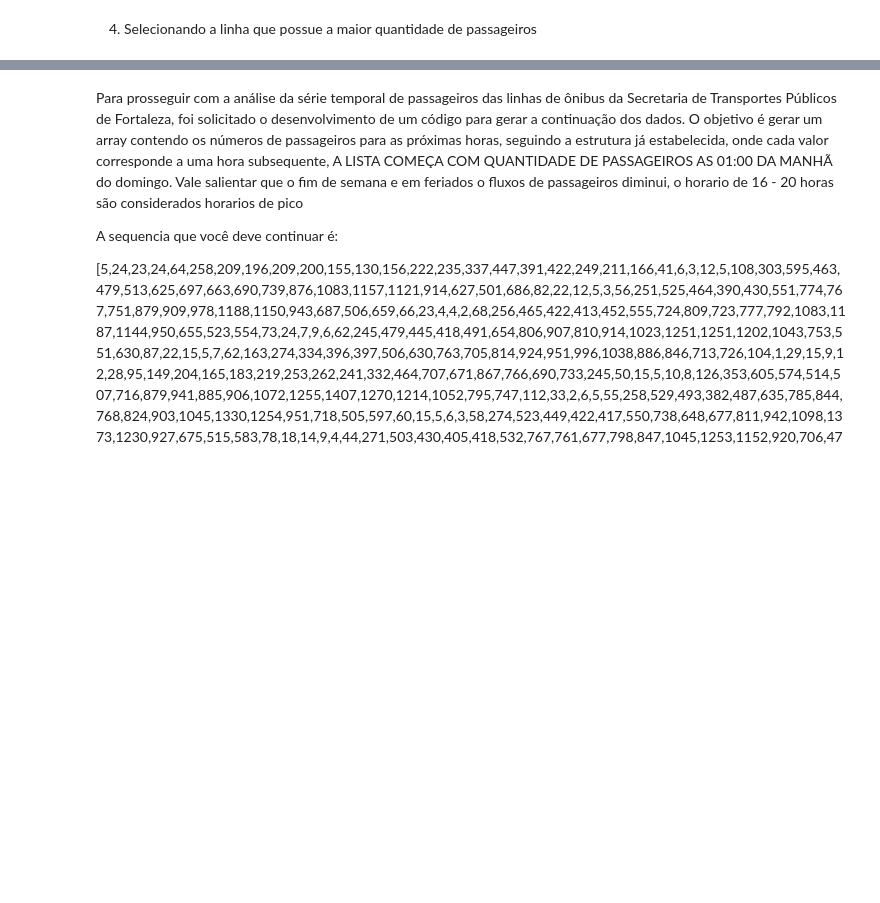
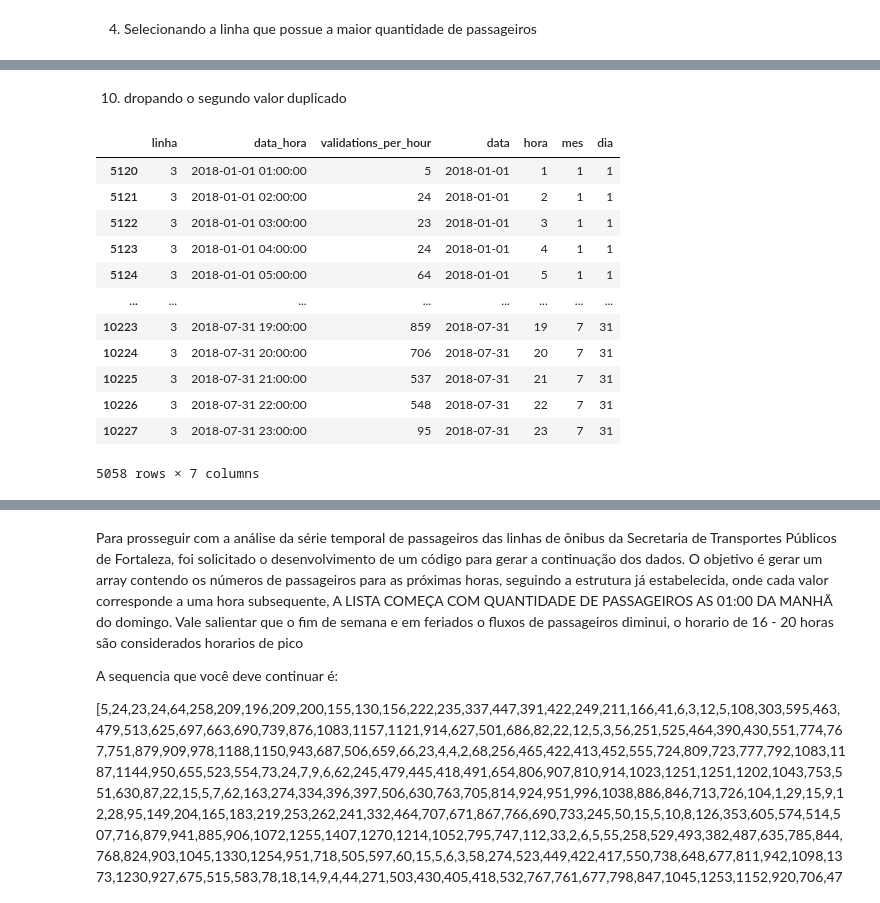
Before and after one commit to zairobastos/tcc, a Jupyter notebook: dados.ipynb, the cells around one changed output, grey strips where cells are left out. Saved outputs shown, nothing was run; the diff lists cells and outputs as text; code cells hidden in the pictures; blank space fills up the shorter version.

```diff
--- a/dados.ipynb
+++ b/dados.ipynb
@@ -44,0 +103,19 @@ passageiros_linha_3 = df_transport2[720:888]['validations_per_hour'].to_list()
+# %% [markdown]
+10. dropando o segundo valor duplicado
+# %%
+df_tranport3 = df_tranport3.drop_duplicates(keep='last')
+df_tranport3
+# %% [output]
+|  | linha | data_hora | validations_per_hour | data | hora | mes | dia |
+| 5120 | 3 | 2018-01-01 01:00:00 | 5 | 2018-01-01 | 1 | 1 | 1 |
+| 5121 | 3 | 2018-01-01 02:00:00 | 24 | 2018-01-01 | 2 | 1 | 1 |
+| 5122 | 3 | 2018-01-01 03:00:00 | 23 | 2018-01-01 | 3 | 1 | 1 |
+| 5123 | 3 | 2018-01-01 04:00:00 | 24 | 2018-01-01 | 4 | 1 | 1 |
+| 5124 | 3 | 2018-01-01 05:00:00 | 64 | 2018-01-01 | 5 | 1 | 1 |
+| ... | ... | ... | ... | ... | ... | ... | ... |
+| 10223 | 3 | 2018-07-31 19:00:00 | 859 | 2018-07-31 | 19 | 7 | 31 |
+| 10224 | 3 | 2018-07-31 20:00:00 | 706 | 2018-07-31 | 20 | 7 | 31 |
+| 10225 | 3 | 2018-07-31 21:00:00 | 537 | 2018-07-31 | 21 | 7 | 31 |
+| 10226 | 3 | 2018-07-31 22:00:00 | 548 | 2018-07-31 | 22 | 7 | 31 |
+| 10227 | 3 | 2018-07-31 23:00:00 | 95 | 2018-07-31 | 23 | 7 | 31 |
+5058 rows × 7 columns
```
Also changed, not shown: parts of 32 cells of this notebook.
